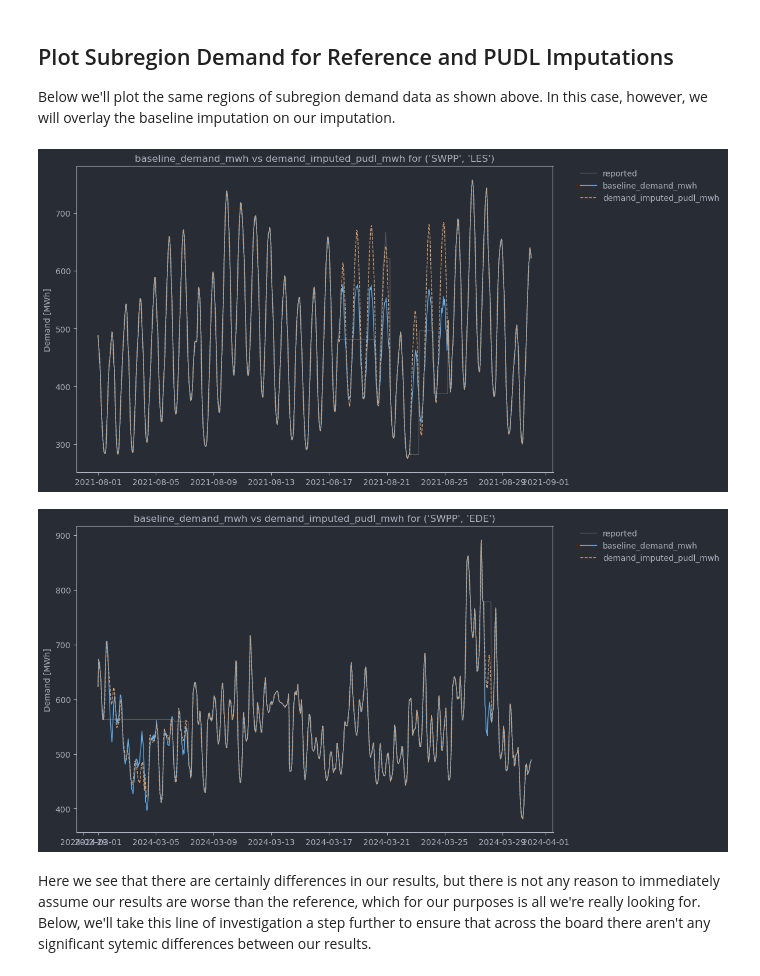
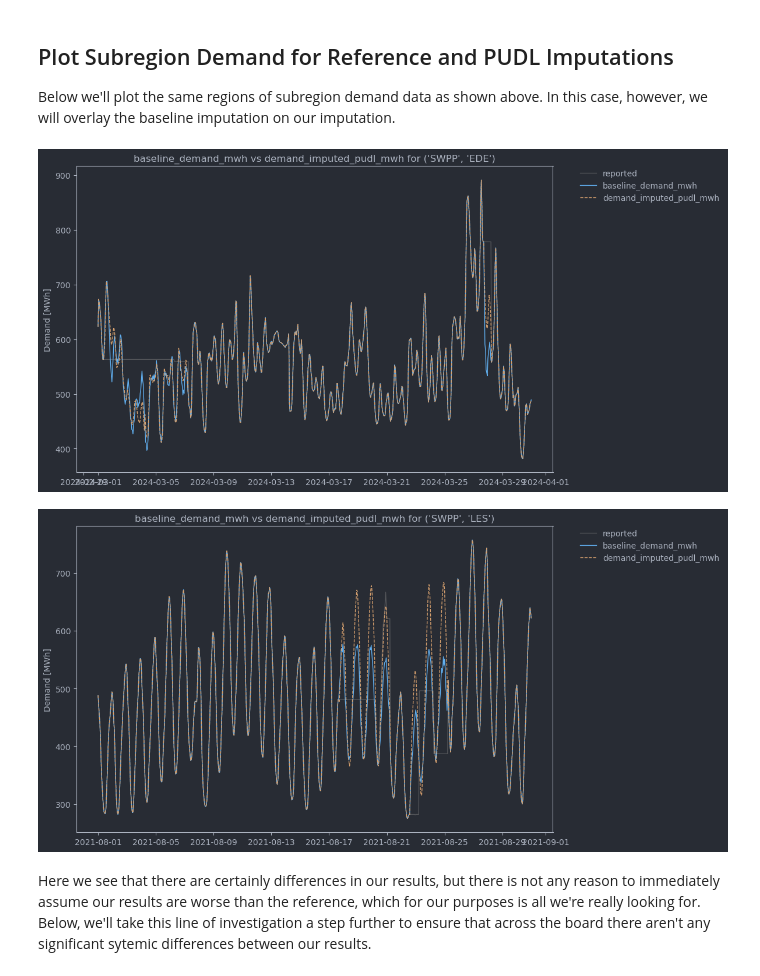
Before and after one commit to catalyst-cooperative/pudl-examples, a Jupyter notebook: 03-pudl-imputed-demand.ipynb, the cells around one changed output. Saved outputs shown, nothing was run; the diff lists cells and outputs as text; code cells hidden in the pictures.

Commit message:
Make all plots deterministic

```diff
--- a/03-pudl-imputed-demand.ipynb
+++ b/03-pudl-imputed-demand.ipynb
@@ -356,20 +356,23 @@ comparison_df = eia930_subregion_demand.merge(
 ## Plot Subregion Demand for Reference and PUDL Imputations
 Below we'll plot the same regions of subregion demand data as shown above. In this case, however, we will overlay the baseline imputation on our imputation.
 # %%
-for month in subregion_months_of_interest.iterrows():
+for month, subregion_idx_vals in [
+    ("2024-03-01", ("SWPP", "EDE")),
+    ("2021-08-01", ("SWPP", "LES")),
+]:
     plot_compare_imputation(
         comparison_df,
         idx_cols=subregion_idx_cols,
-        idx_vals=tuple(month[1][subregion_idx_cols]),
-        start_date=month[1]["month"],
-        end_date=month[1]["month"] + MonthEnd(),
+        idx_vals=subregion_idx_vals,
+        start_date=month,
+        end_date=pd.Timestamp(month) + MonthEnd(),
         timeseries_a="baseline_demand_mwh",
         timeseries_b="demand_imputed_pudl_mwh",
         reported_col="demand_reported_mwh",
     )
 # %% [output]
-[figure, old version]
+[figure, new version]
-[figure, old version]
+[figure, new version]
 # %% [markdown]
 Here we see that there are certainly differences in our results, but there is not any reason to immediately assume our results are worse than the reference, which for our purposes is all we're really looking for. Below, we'll take this line of investigation a step further to ensure that across the board there aren't any significant sytemic differences between our results.
 # %% [markdown]
```
